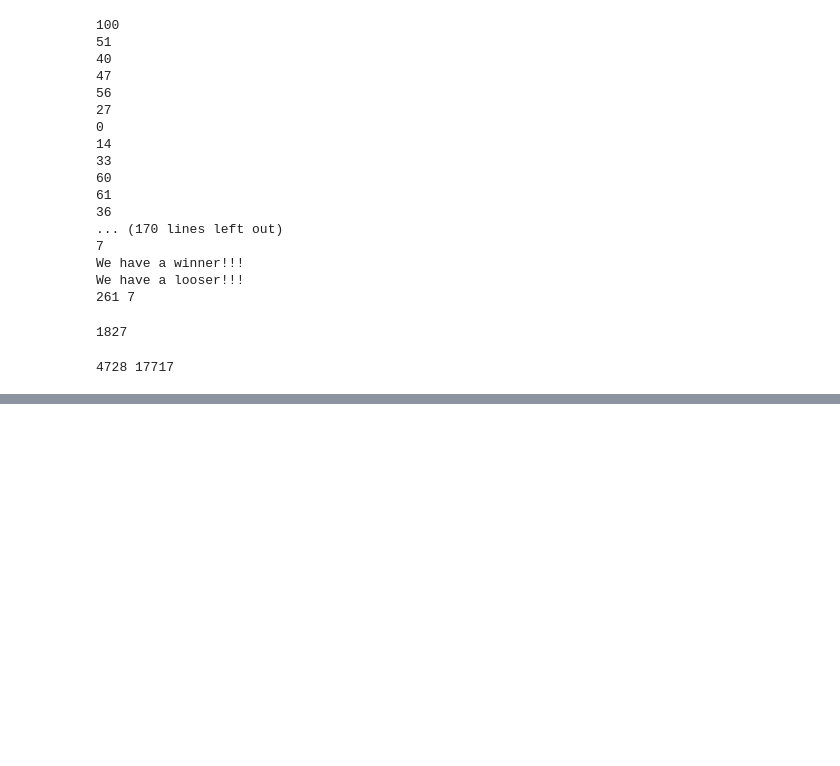
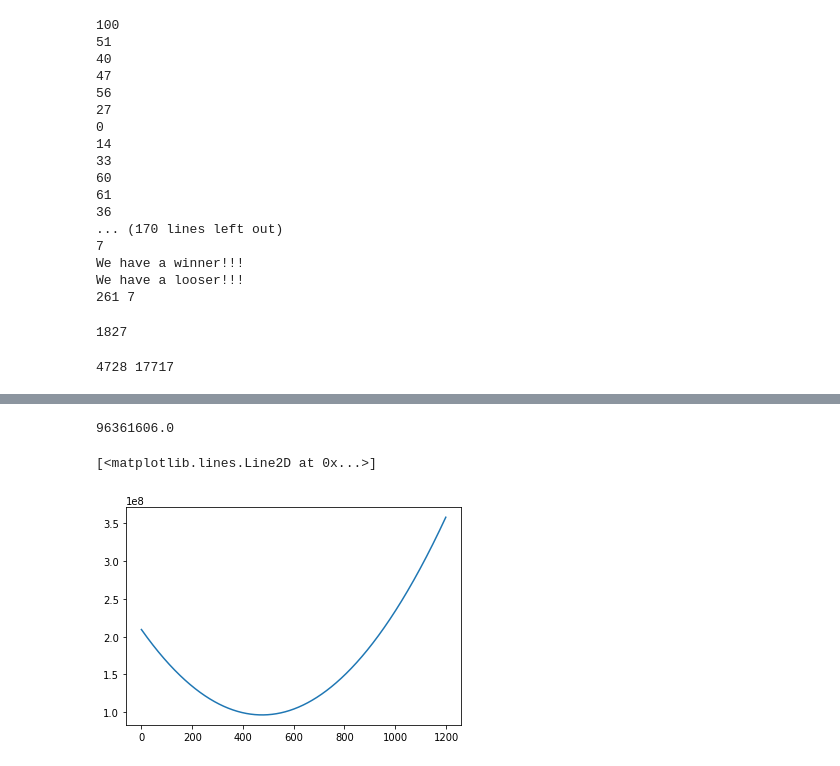
Before and after one commit to ShShayan/Advent-of-Code, a Jupyter notebook: puzzle notebook.ipynb, the cells around one changed output, grey strips where cells are left out. Cells and saved outputs as stored; diff of their text form; code cells hidden in the pictures; blank space fills up the shorter version.

Commit message:
Puzzle 6 and 7!

```diff
--- a/puzzle notebook.ipynb
+++ b/puzzle notebook.ipynb
@@ -288,0 +402,47 @@ print(answer1, answer2)
+# %%
+# Puzzle 7 part 2
+
+def fuelCost(positions, goal):
+    fuel = 0
+    for i in range(len(positions)):
+        fasele = abs(positions[i] - goal)
+        fuelYeki = (fasele + 1) * fasele / 2
+        fuel += fuelYeki
+    return fuel
+
+def optimizer(data, initialGoal):
+    # decide on direction
+    a = fuelCost(data, initialGoal)
+    b = fuelCost(data, initialGoal - 1)
+    c = fuelCost(data, initialGoal + 1)
+    if a > b:
+        for i in range(initialGoal - 1):
+            b = fuelCost(data, initialGoal - 1 - i)
+            d = fuelCost(data, initialGoal - 2 - i)
+            if d > b:
+                return b
+    else:
+        for i in range(initialGoal - 1):
+            c = fuelCost(data, initialGoal + 1 + i)
+            d = fuelCost(data, initialGoal + 2 + i)
+            if d > c:
+                return c
+
+f = open('data/puzzle7.txt', 'r')
+data = [int(s) for s in f.read().split(',')]
+initialGoal = 400
+fuel = optimizer(data, initialGoal)
+fuel
+# %% [output]
+96361606.0
+# %%
+from matplotlib import pyplot
+
+fuelCosts = []
+for i in range(1200):
+    fuelCosts.append(fuelCost(data,i))
+
+pyplot.plot(fuelCosts)
+# %% [output]
+[<matplotlib.lines.Line2D at 0x...>]
+[figure, added]
```
Also changed, not shown: parts of 4 cells of this notebook, 4 other files.
